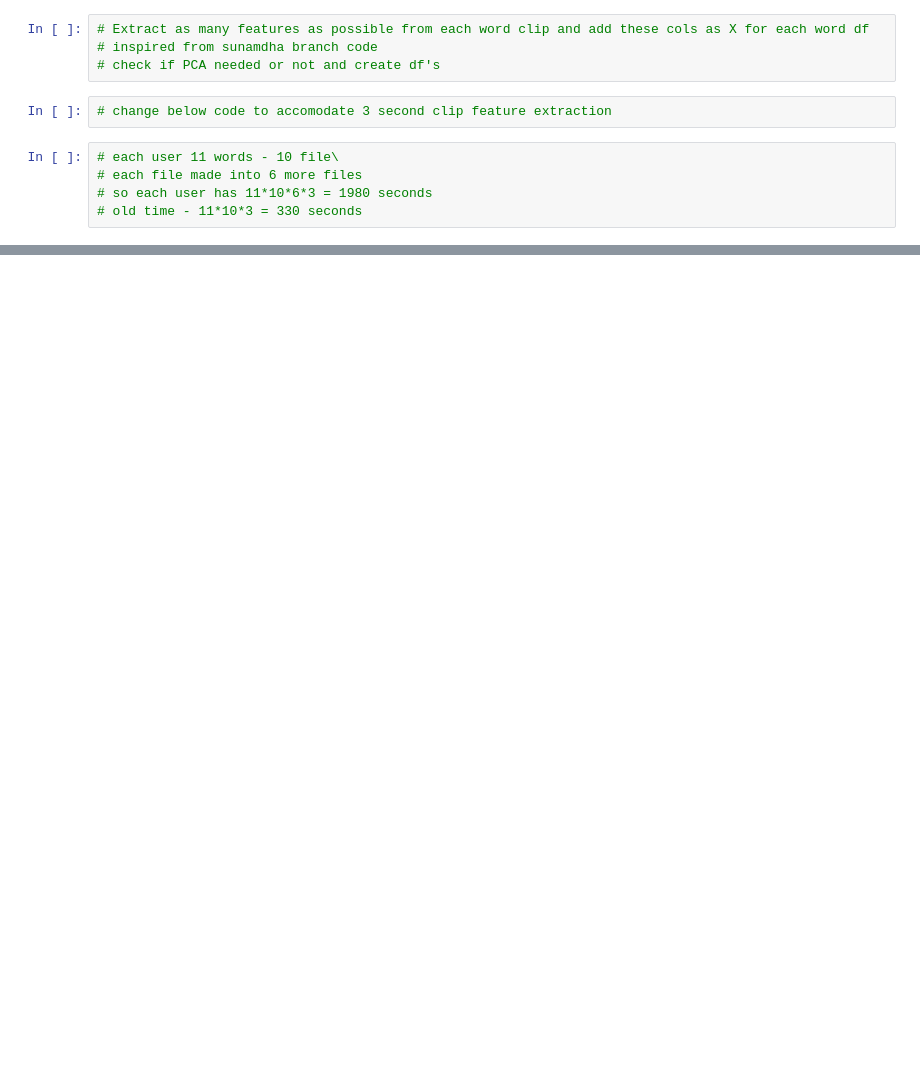
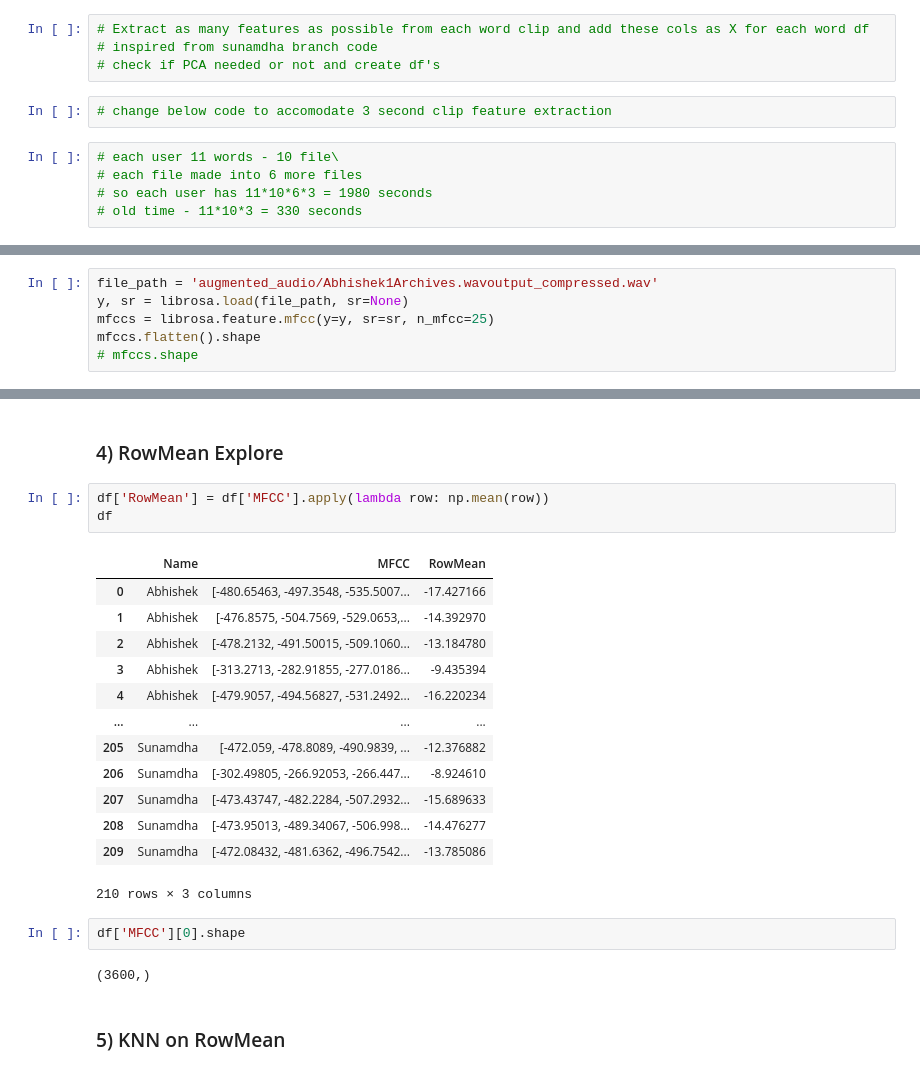
Before and after one commit to Arunanshu22/TVSM-Phoenix, a Jupyter notebook: Method 5/additional_features.ipynb, the cells around one changed output, grey strips where cells are left out. Drawn from its saved outputs; the diff is of its cells as text; blank space fills up the shorter version.

```diff
--- a/Method 5/additional_features.ipynb
+++ b/Method 5/additional_features.ipynb
@@ -79,0 +12,6 @@ dfArun
+# %%
+file_path = 'augmented_audio/Abhishek1Archives.wavoutput_compressed.wav'
+y, sr = librosa.load(file_path, sr=None)
+mfccs = librosa.feature.mfcc(y=y, sr=sr, n_mfcc=25)
+mfccs.flatten().shape
+# mfccs.shape
@@ -79,0 +309,25 @@ dfArun
+# %% [markdown]
+### 4) RowMean Explore
+# %%
+df['RowMean'] = df['MFCC'].apply(lambda row: np.mean(row))
+df
+# %% [output]
+|  | Name | MFCC | RowMean |
+| 0 | Abhishek | [-480.65463, -497.3548, -535.5007... | -17.427166 |
+| 1 | Abhishek | [-476.8575, -504.7569, -529.0653,... | -14.392970 |
+| 2 | Abhishek | [-478.2132, -491.50015, -509.1060... | -13.184780 |
+| 3 | Abhishek | [-313.2713, -282.91855, -277.0186... | -9.435394 |
+| 4 | Abhishek | [-479.9057, -494.56827, -531.2492... | -16.220234 |
+| ... | ... | ... | ... |
+| 205 | Sunamdha | [-472.059, -478.8089, -490.9839, ... | -12.376882 |
+| 206 | Sunamdha | [-302.49805, -266.92053, -266.447... | -8.924610 |
+| 207 | Sunamdha | [-473.43747, -482.2284, -507.2932... | -15.689633 |
+| 208 | Sunamdha | [-473.95013, -489.34067, -506.998... | -14.476277 |
+| 209 | Sunamdha | [-472.08432, -481.6362, -496.7542... | -13.785086 |
+210 rows × 3 columns
+# %%
+df['MFCC'][0].shape
+# %% [output]
+(3600,)
+# %% [markdown]
+### 5) KNN on RowMean
```
Also changed, not shown: parts of 28 cells of this notebook, 1 other file.
